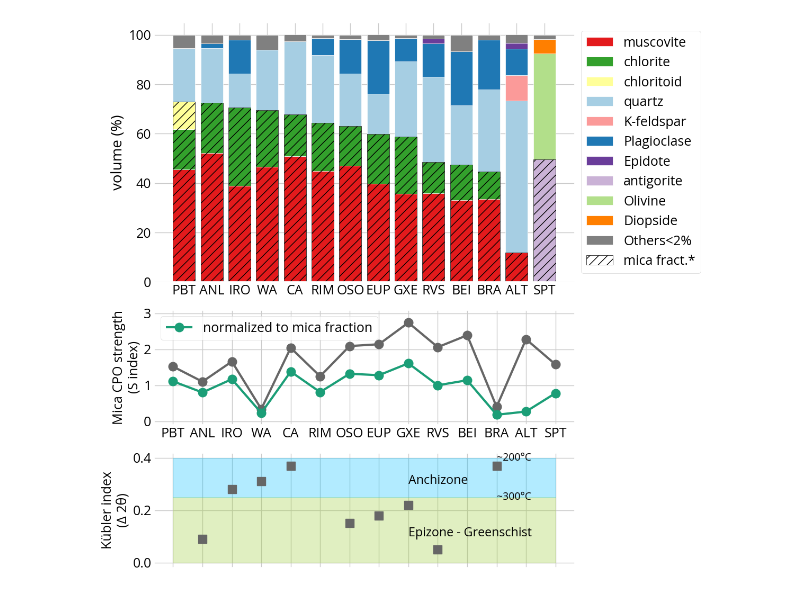
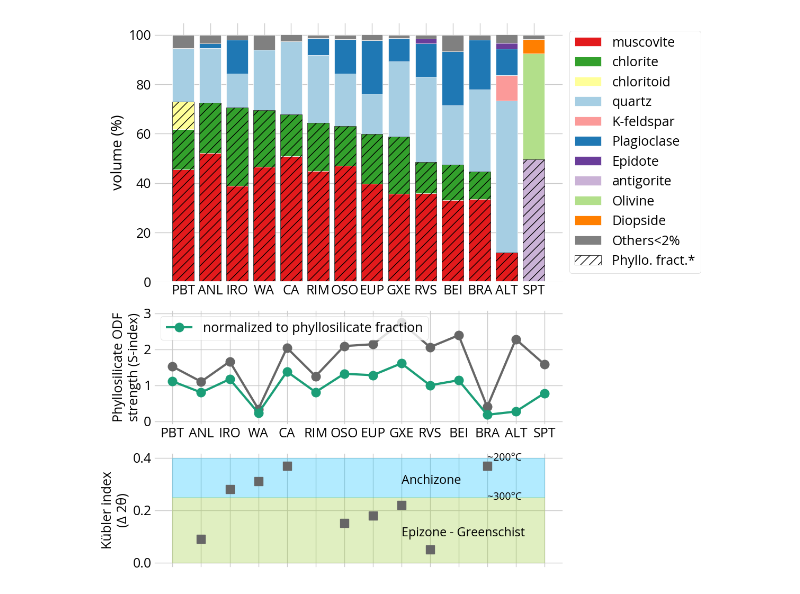
Before and after one commit to marcoalopez/slates2024, a Jupyter notebook: figure_01.ipynb, the cells around one changed output. Saved outputs shown, nothing was run; the diff lists cells and outputs as text; code cells hidden in the pictures.

```diff
--- a/figure_01.ipynb
+++ b/figure_01.ipynb
@@ -84,36 +84,36 @@ ax1.bar(labels, ep, bottom=bars5, color='#6a3d9a', edgecolor='white', width=0.8,
 ax1.bar(labels, atg, bottom=bars6, color='#cab2d6', edgecolor='white', width=0.8, label='antigorite')
 ax1.bar(labels, ol, bottom=bars7, color='#b2df8a', edgecolor='white', width=0.8, label='Olivine')
 ax1.bar(labels, px, bottom=bars8, color='#ff7f00', edgecolor='white', width=0.8, label='Diopside')
 ax1.bar(labels, others, bottom=bars9, color='grey', edgecolor='white', width=0.8, label='Others<2%')
 
-ax1.bar(labels, bars2, color='none', edgecolor='black',  hatch='//', width=0.8, label='mica fract.*')
+ax1.bar(labels, bars2, color='none', edgecolor='black',  hatch='//', width=0.8, label='Phyllo. fract.*')
 ax1.bar(labels, atg, color='none', edgecolor='black',  hatch='//', width=0.8)
 
 ax1.set_ylabel('volume (%)', fontsize=20)
 
 box = ax1.get_position()
 ax1.set_position([box.x0, box.y0, box.width * 0.8, box.height])
 lgd = ax1.legend(loc='center left', fontsize=18, bbox_to_anchor=(1, 0.5))
 
 ax2.plot(labels, S_index, 'o-')
-ax2.plot(labels, S_norm, 'o-', label='normalized to mica fraction')
-ax2.set_ylabel('Mica CPO strength\n(S index)', fontsize=18)
+ax2.plot(labels, S_norm, 'o-', label='normalized to phyllosilicate fraction')
+ax2.set_ylabel('Phyllosilicate ODF\nstrength (S-index)', fontsize=18)
 ax2.set_ylim(bottom=-0.1, top=3.1)
 ax2.legend(fontsize=18)
 
 ax3.plot(labels, k_index, 's')
 ax3.fill_between(x=samples, y1=np.zeros_like(samples), y2=np.full_like(samples, 0.25, dtype=float), color='yellowgreen', alpha=0.3)
 ax3.fill_between(x=samples, y1=np.full_like(samples, 0.25, dtype=float), y2=np.full_like(samples, 0.4, dtype=float), color='deepskyblue', alpha=0.3)
 ax3.text(x=8, y=0.1, s='Epizone - Greenschist', fontsize='large')
 ax3.text(x=8, y=0.3, s='Anchizone', fontsize='large')
 ax3.text(x=11, y=0.25, s='~300°C', fontsize='medium', verticalalignment='center')
 ax3.text(x=11, y=0.4, s='~200°C', fontsize='medium', verticalalignment='center')
 ax3.set_ylabel('Kübler index\n(∆ 2θ)', fontsize=18)
 ax3.tick_params(axis='x', which='both', labelbottom=False)
 # ax3.invert_yaxis()
 
 fig.tight_layout()
 # %% [output]
-[figure, old version]
+[figure, new version]
 # %%
 fig.savefig('modal_content.png', dpi=300, bbox_extra_artists=(lgd,), bbox_inches='tight')
```
Also changed, not shown: 2 other files.
